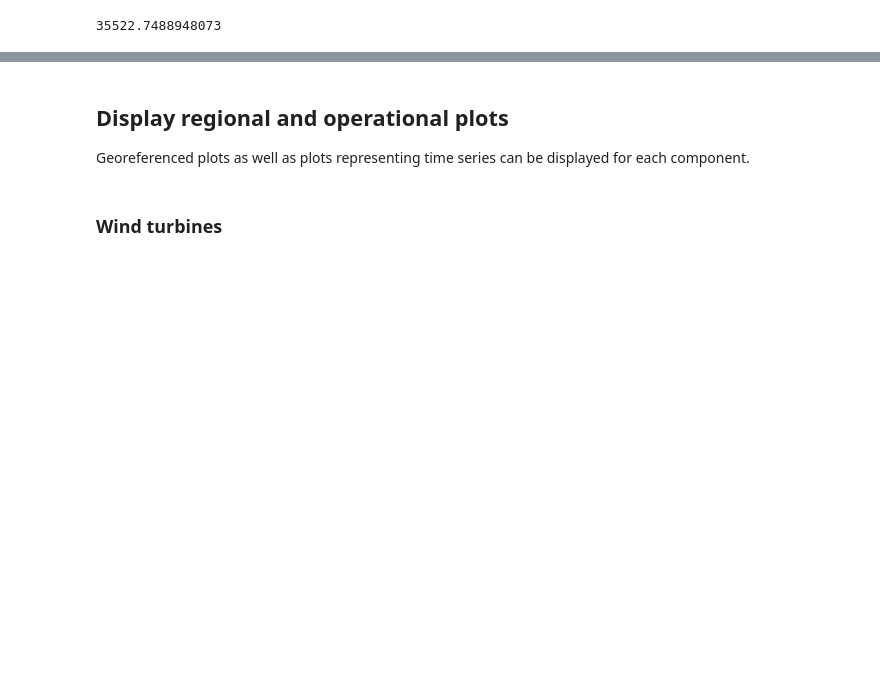
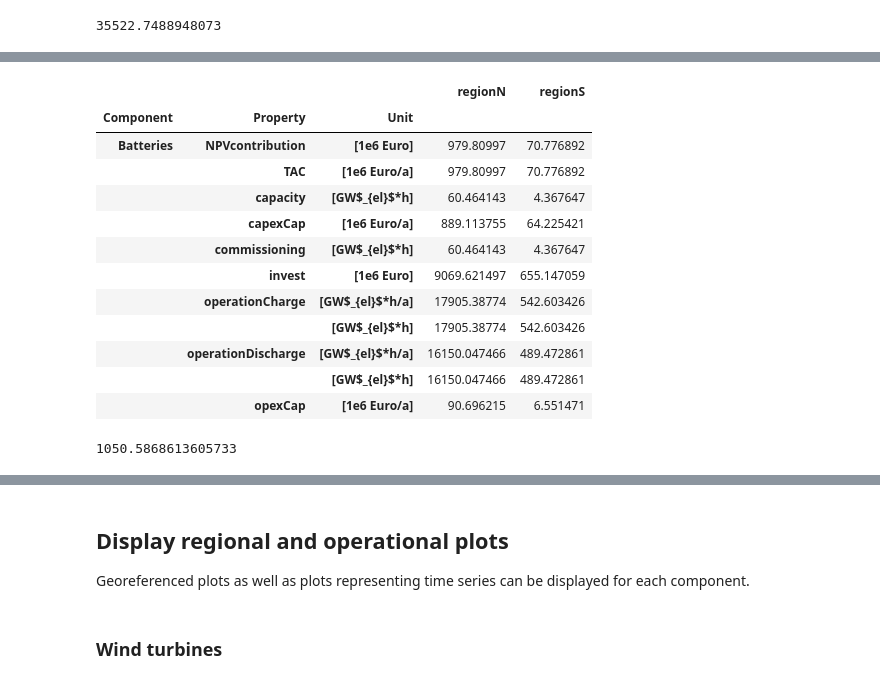
Before and after one commit to ayp234/FINE1, a Jupyter notebook: examples/00_Tutorial/00_Tutorial.ipynb, the cells around one changed output, grey strips where cells are left out. Saved outputs shown, nothing was run; the diff lists cells and outputs as text; code cells hidden in the pictures; blank space fills up the shorter version.

```diff
--- a/examples/00_Tutorial/00_Tutorial.ipynb
+++ b/examples/00_Tutorial/00_Tutorial.ipynb
@@ -494 +532,22 @@ srcSnkSummary
+# %%
+storSummary_1 = esM.getOptimizationSummary("StorageModel", outputLevel=1)
+storSummary_2 = esM.getOptimizationSummary("StorageModel", outputLevel=2)
+tac_stor = storSummary_2.xs('TAC', level='Property').sum().sum()
+display(esM.getOptimizationSummary("StorageModel", outputLevel=2))
+display(tac_stor)
+# %% [output]
+|  |  |  | regionN | regionS |
+| Component | Property | Unit |  |  |
+| Batteries | NPVcontribution | [1e6 Euro] | 979.80997 | 70.776892 |
+|  | TAC | [1e6 Euro/a] | 979.80997 | 70.776892 |
+|  | capacity | [GW$_{el}$*h] | 60.464143 | 4.367647 |
+|  | capexCap | [1e6 Euro/a] | 889.113755 | 64.225421 |
+|  | commissioning | [GW$_{el}$*h] | 60.464143 | 4.367647 |
+|  | invest | [1e6 Euro] | 9069.621497 | 655.147059 |
+|  | operationCharge | [GW$_{el}$*h/a] | 17905.38774 | 542.603426 |
+|  |  | [GW$_{el}$*h] | 17905.38774 | 542.603426 |
+|  | operationDischarge | [GW$_{el}$*h/a] | 16150.047466 | 489.472861 |
+|  |  | [GW$_{el}$*h] | 16150.047466 | 489.472861 |
+|  | opexCap | [1e6 Euro/a] | 90.696215 | 6.551471 |
+1050.5868613605733
 # %%
```
Also changed, not shown: parts of 20 cells of this notebook, 5 other files.
